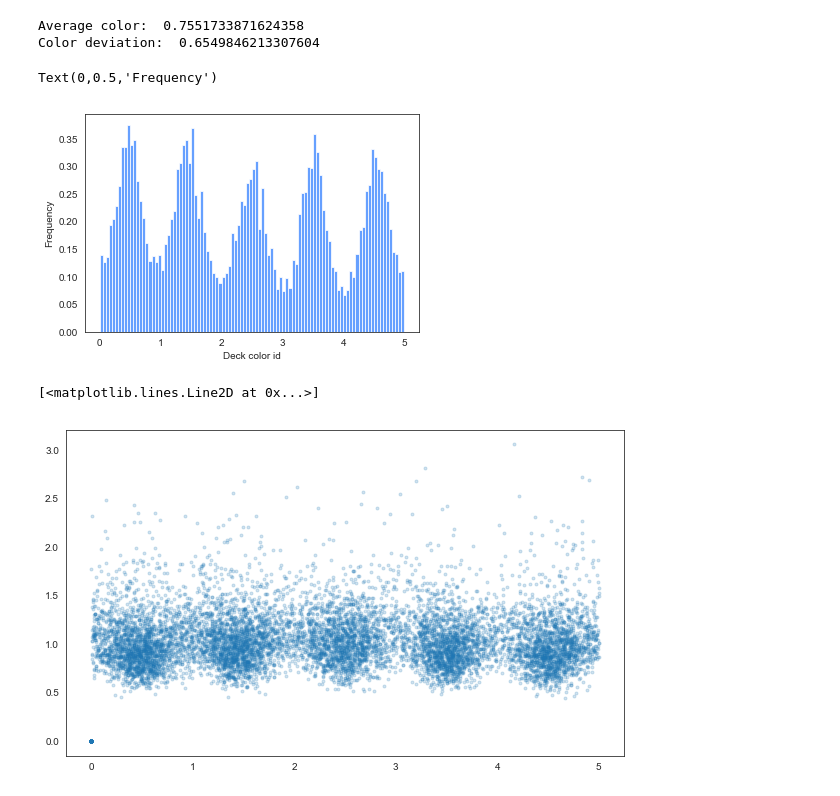
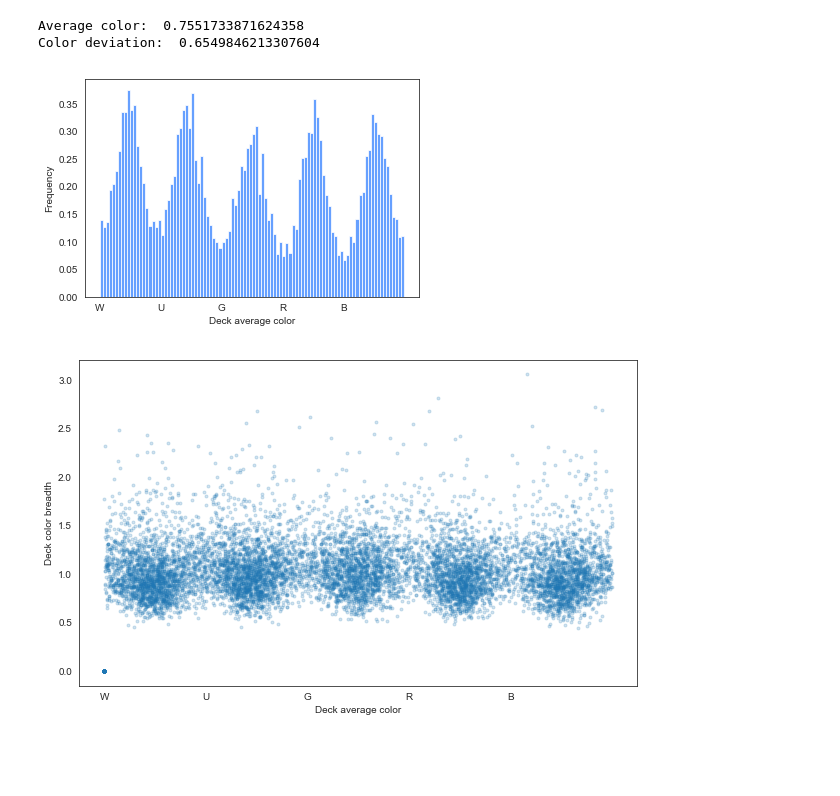
Before and after one commit to khakhalin/MTG, a Jupyter notebook: Arseny/guilds.ipynb, the cells around one changed output. Drawn from its saved outputs; the diff is of its cells as text; code cells hidden in the pictures; blank space fills up the shorter version.

Commit message:
guild colors: matplotlib fix

```diff
--- a/Arseny/guilds.ipynb
+++ b/Arseny/guilds.ipynb
@@ -191,16 +191,18 @@ Color deviation:  0.6549846213307604
 
 fig, ax = plt.subplots()
 n, bins, patches = plt.hist(deckColorId[0:10000], 100, density=True, facecolor=(0.2,0.5,1), alpha=0.75)
-plt.xlabel('Deck color id')
+plt.xlabel('Deck average color')
 plt.ylabel('Frequency')
+plt.xticks(np.arange(6), ('W','U','G','R','B'));
 # %% [output]
-Text(0,0.5,'Frequency')
-[figure, old version]
+[figure, new version]
 # %%
 #%matplotlib inline
 fig = plt.gcf()
 fig.set_size_inches(10,6)
 plt.plot(deckColorM,deckColorV,'.',alpha=0.2)
+plt.xlabel('Deck average color')
+plt.ylabel('Deck color breadth')
+plt.xticks(np.arange(6), ('W','U','G','R','B'));
 # %% [output]
-[<matplotlib.lines.Line2D at 0x...>]
-[figure, old version]
+[figure, new version]
```
